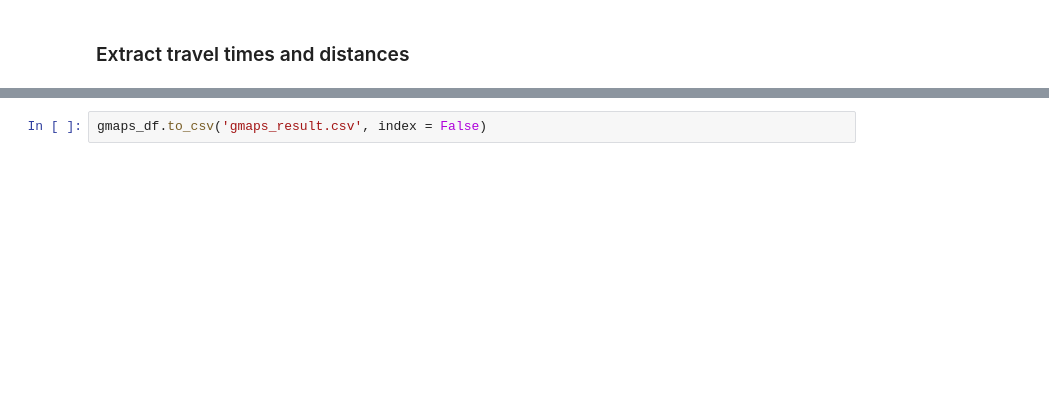
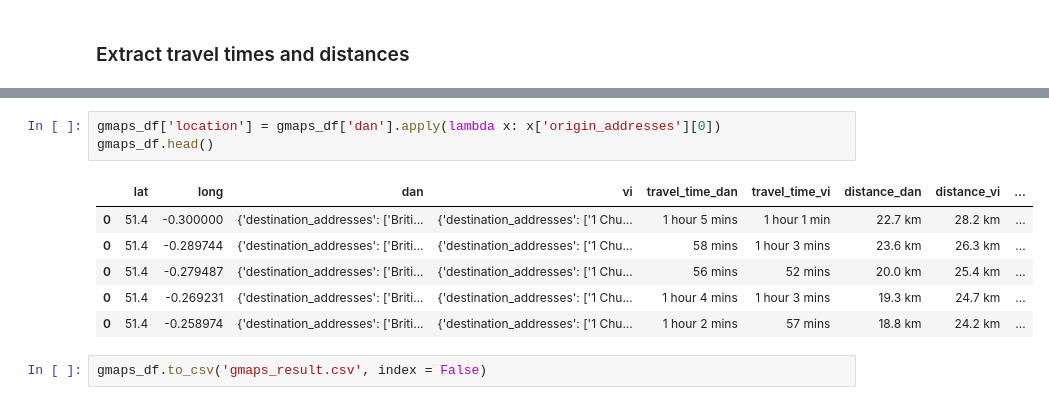
Before and after one commit to danielhills/location-optimiser, a Jupyter notebook: reachability.ipynb, the cells around one changed output, grey strips where cells are left out. Saved outputs shown, nothing was run; the diff lists cells and outputs as text; blank space fills up the shorter version.

```diff
--- a/reachability.ipynb
+++ b/reachability.ipynb
@@ -113,2 +137,12 @@ gmaps_df.head()
+# %%
+gmaps_df['location'] = gmaps_df['dan'].apply(lambda x: x['origin_addresses'][0])
+gmaps_df.head()
+# %% [output]
+|  | lat | long | dan | vi | travel_time_dan | travel_time_vi | distance_dan | distance_vi | ... |
+| 0 | 51.4 | -0.300000 | {'destination_addresses': ['Briti... | {'destination_addresses': ['1 Chu... | 1 hour 5 mins | 1 hour 1 min | 22.7 km | 28.2 km | ... |
+| 0 | 51.4 | -0.289744 | {'destination_addresses': ['Briti... | {'destination_addresses': ['1 Chu... | 58 mins | 1 hour 3 mins | 23.6 km | 26.3 km | ... |
+| 0 | 51.4 | -0.279487 | {'destination_addresses': ['Briti... | {'destination_addresses': ['1 Chu... | 56 mins | 52 mins | 20.0 km | 25.4 km | ... |
+| 0 | 51.4 | -0.269231 | {'destination_addresses': ['Briti... | {'destination_addresses': ['1 Chu... | 1 hour 4 mins | 1 hour 3 mins | 19.3 km | 24.7 km | ... |
+| 0 | 51.4 | -0.258974 | {'destination_addresses': ['Briti... | {'destination_addresses': ['1 Chu... | 1 hour 2 mins | 57 mins | 18.8 km | 24.2 km | ... |
 # %%
 gmaps_df.to_csv('gmaps_result.csv', index = False)
```
Also changed, not shown: parts of 4 cells of this notebook, 1 other file.
